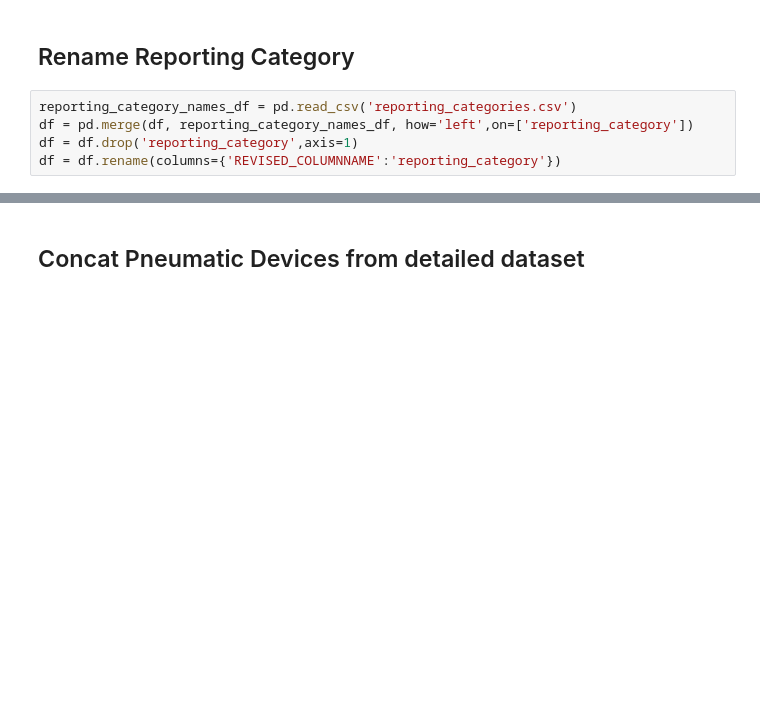
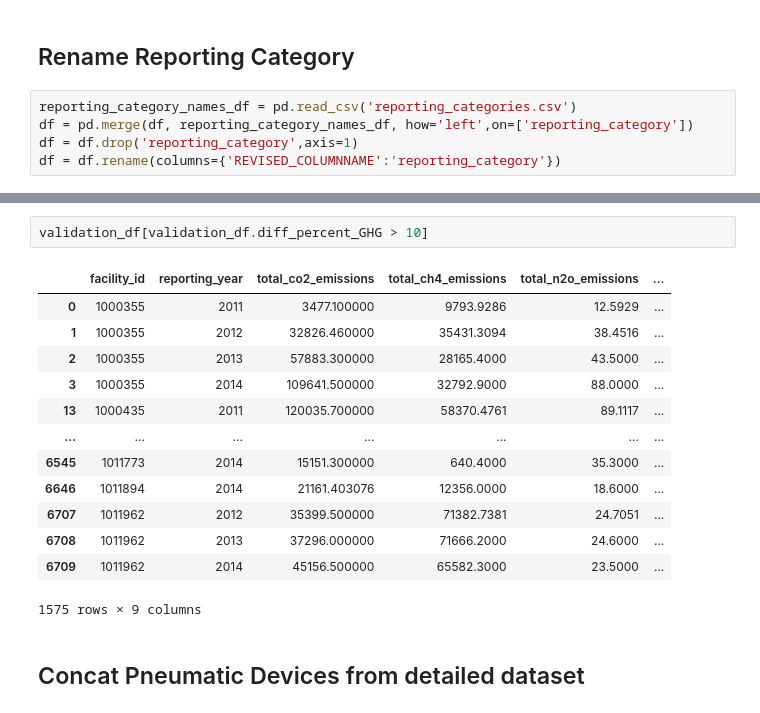
Before and after one commit to shankze/okc_facilities_data, a Jupyter notebook: OKC_Facilities.ipynb, the cells around one changed output, grey strips where cells are left out. Saved outputs shown, nothing was run; the diff lists cells and outputs as text; blank space fills up the shorter version.

```diff
--- a/OKC_Facilities.ipynb
+++ b/OKC_Facilities.ipynb
@@ -215,3 +252,19 @@ df = df.rename(columns={'REVISED_COLUMNNAME':'reporting_category'})
+# %%
+validation_df[validation_df.diff_percent_GHG > 10]
+# %% [output]
+|  | facility_id | reporting_year | total_co2_emissions | total_ch4_emissions | total_n2o_emissions | ... |
+| 0 | 1000355 | 2011 | 3477.100000 | 9793.9286 | 12.5929 | ... |
+| 1 | 1000355 | 2012 | 32826.460000 | 35431.3094 | 38.4516 | ... |
+| 2 | 1000355 | 2013 | 57883.300000 | 28165.4000 | 43.5000 | ... |
+| 3 | 1000355 | 2014 | 109641.500000 | 32792.9000 | 88.0000 | ... |
+| 13 | 1000435 | 2011 | 120035.700000 | 58370.4761 | 89.1117 | ... |
+| ... | ... | ... | ... | ... | ... | ... |
+| 6545 | 1011773 | 2014 | 15151.300000 | 640.4000 | 35.3000 | ... |
+| 6646 | 1011894 | 2014 | 21161.403076 | 12356.0000 | 18.6000 | ... |
+| 6707 | 1011962 | 2012 | 35399.500000 | 71382.7381 | 24.7051 | ... |
+| 6708 | 1011962 | 2013 | 37296.000000 | 71666.2000 | 24.6000 | ... |
+| 6709 | 1011962 | 2014 | 45156.500000 | 65582.3000 | 23.5000 | ... |
+1575 rows × 9 columns
 # %% [markdown]
 ## Concat Pneumatic Devices from detailed dataset
 # %%
```
Also changed, not shown: parts of 6 cells of this notebook, 1 other file.
